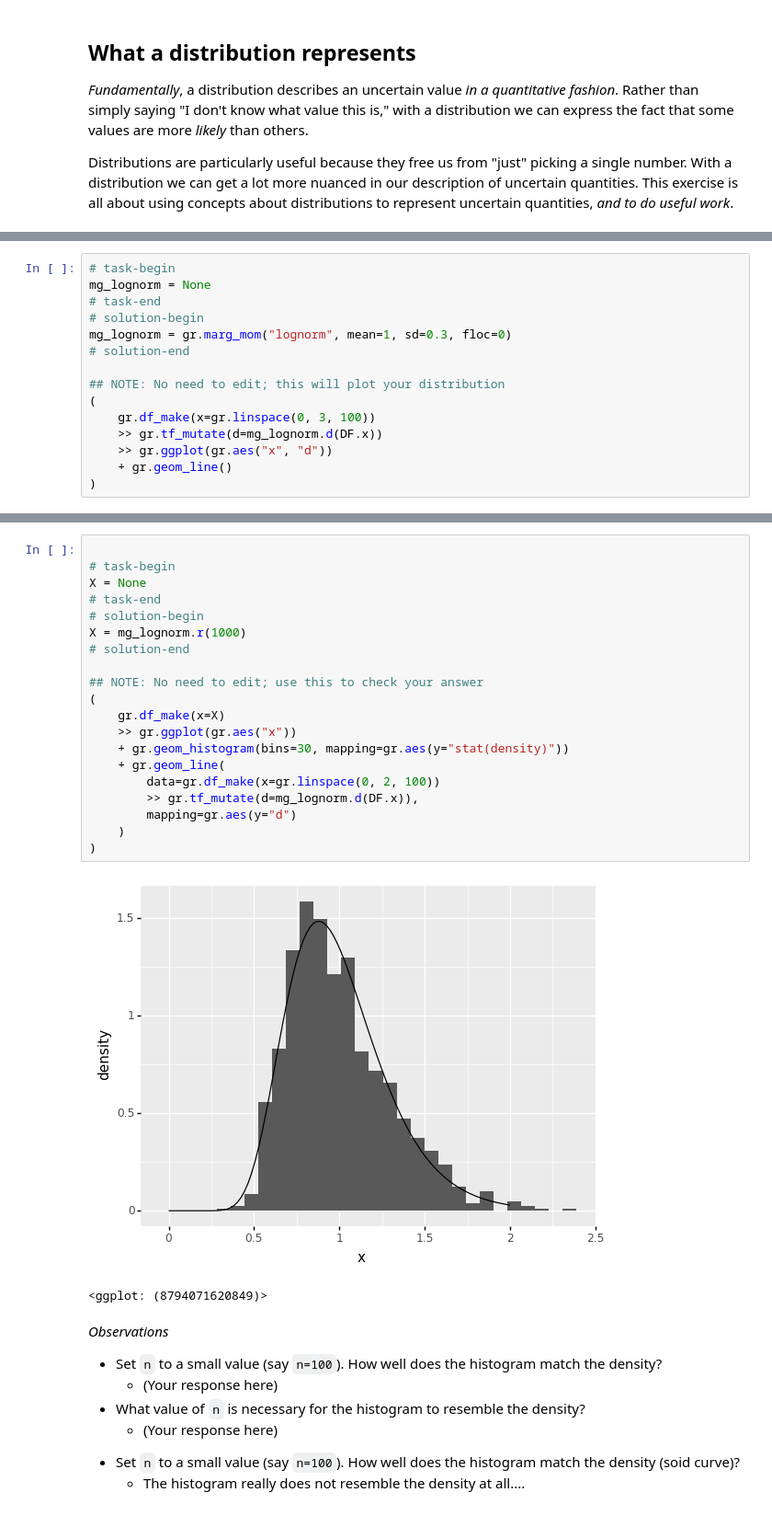
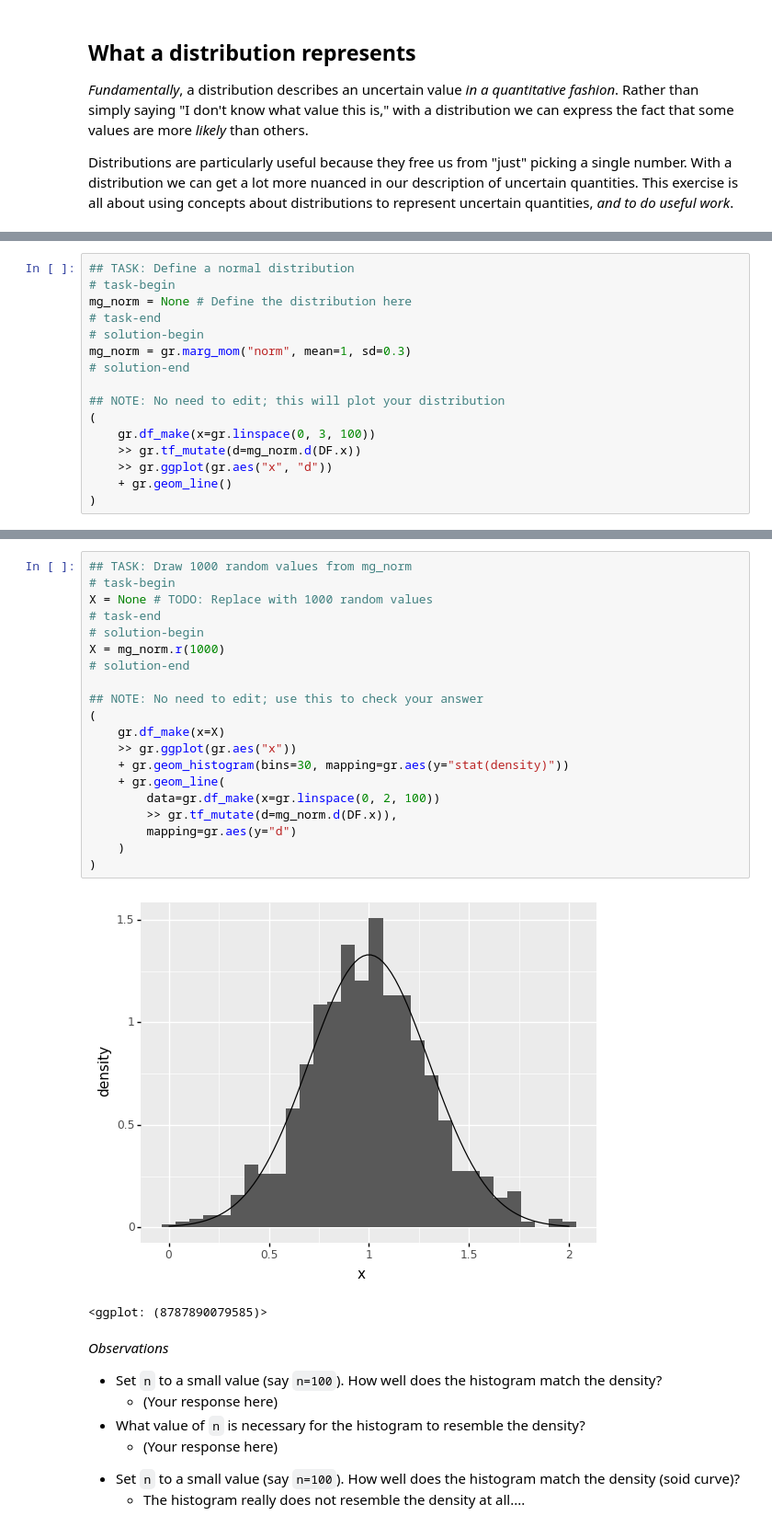
Before and after one commit to zdelrosario/evc-course, a Jupyter notebook: exercises/e-stat04-distributions-master.ipynb, the cells around one changed output, grey strips where cells are left out. Shown at 92% size. Drawn from its saved outputs; the diff is of its cells as text.

```diff
--- a/exercises/e-stat04-distributions-master.ipynb
+++ b/exercises/e-stat04-distributions-master.ipynb
@@ -85,15 +180,16 @@ Distributions are particularly useful because they free us from "just" picking a
 # %%
+## TASK: Define a normal distribution
 # task-begin
-mg_lognorm = None
+mg_norm = None # Define the distribution here
 # task-end
 # solution-begin
-mg_lognorm = gr.marg_mom("lognorm", mean=1, sd=0.3, floc=0)
+mg_norm = gr.marg_mom("norm", mean=1, sd=0.3)
 # solution-end
 
 ## NOTE: No need to edit; this will plot your distribution
 (
     gr.df_make(x=gr.linspace(0, 3, 100))
-    >> gr.tf_mutate(d=mg_lognorm.d(DF.x))
+    >> gr.tf_mutate(d=mg_norm.d(DF.x))
     >> gr.ggplot(gr.aes("x", "d"))
     + gr.geom_line()
 )
@@ -134,26 +299,26 @@ Use the `mg.r(n)` method to *draw* random values from your distribution. Play wi
 # %%
-
+## TASK: Draw 1000 random values from mg_norm
 # task-begin
-X = None
+X = None # TODO: Replace with 1000 random values
 # task-end
 # solution-begin
-X = mg_lognorm.r(1000)
+X = mg_norm.r(1000)
 # solution-end
 
 ## NOTE: No need to edit; use this to check your answer
 (
     gr.df_make(x=X)
     >> gr.ggplot(gr.aes("x"))
     + gr.geom_histogram(bins=30, mapping=gr.aes(y="stat(density)"))
     + gr.geom_line(
         data=gr.df_make(x=gr.linspace(0, 2, 100))
-        >> gr.tf_mutate(d=mg_lognorm.d(DF.x)),
+        >> gr.tf_mutate(d=mg_norm.d(DF.x)),
         mapping=gr.aes(y="d")
     )
 )
 # %% [output]
-[figure, old version]
+[figure, new version]
-<ggplot: (8794071620849)>
+<ggplot: (8787890079585)>
 # %% [markdown]
 *Observations*
 
```
Also changed, not shown: parts of 35 cells of this notebook.
